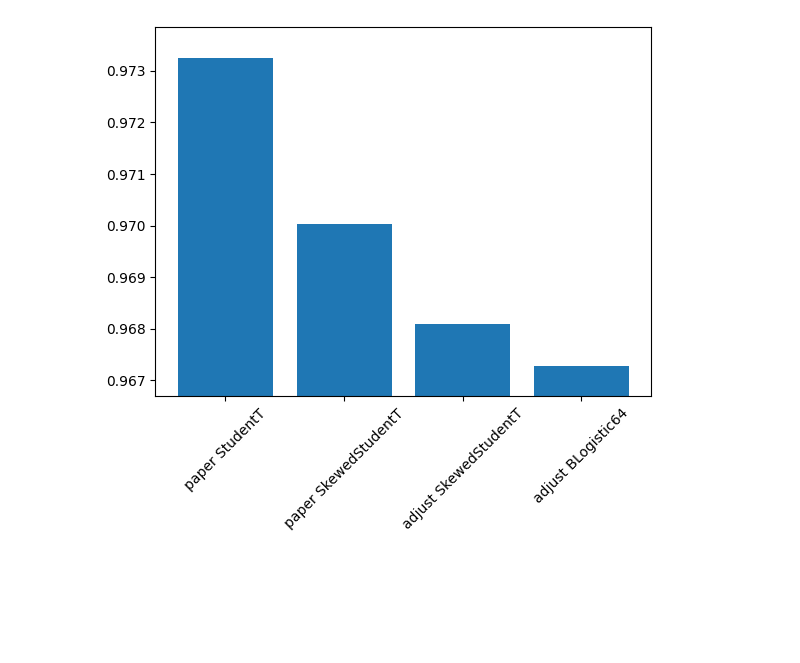
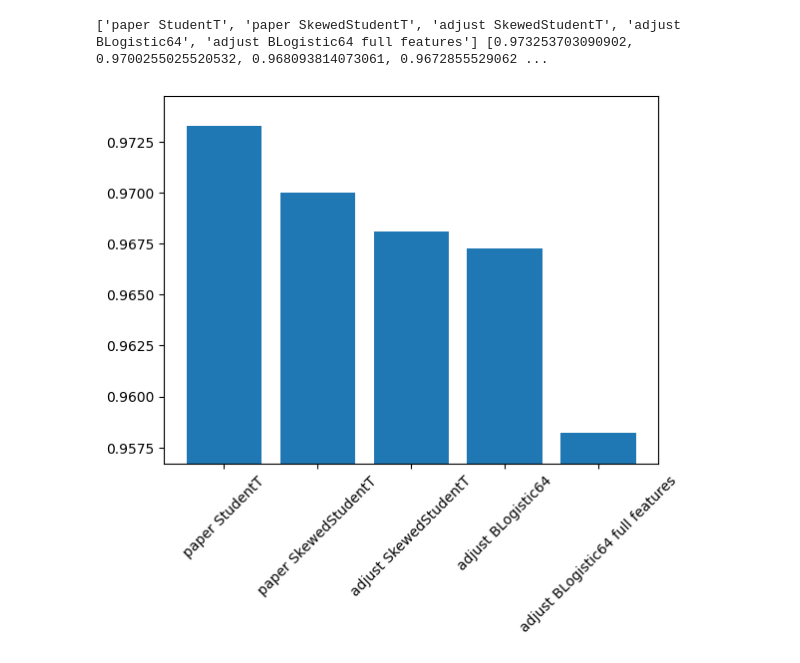
Before and after one commit to Jaeyoon-Kim-Quant/BernsteinMartingaleNet, a Jupyter notebook: analysis/analyze_disthead.ipynb, the cells around one changed output. Drawn from its saved outputs; the diff is of its cells as text; code cells hidden in the pictures; blank space fills up the shorter version.

Commit message:
Add full feature with synthetic data

```diff
--- a/analysis/analyze_disthead.ipynb
+++ b/analysis/analyze_disthead.ipynb
@@ -15,6 +15,8 @@ train_losses = []
 dev_losses = []
 test_losses = []
 for paths in glob.glob(root + "/Results/DistCompare/*"):
+    if paths.split("/")[-1] == "Description.md":
+        continue
     names.append("paper " + paths.split("/")[-1])
     losses = pd.read_csv(paths + "/final_losses.csv")
     train_losses.append(losses.iloc[0]["loss"])
@@ -22,6 +24,8 @@ for paths in glob.glob(root + "/Results/DistCompare/*"):
     test_losses.append(losses.iloc[2]["loss"])
 
 for paths in glob.glob(root + "/Results/AdjustDistCompare/*"):
+    if paths.split("/")[-1] == "Description.md":
+        continue
     names.append("adjust " + paths.split("/")[-1])
     losses = pd.read_csv(paths + "/final_losses.csv")
     train_losses.append(losses.iloc[0]["loss"])
@@ -41,11 +45,17 @@ mult = 100
 df = pd.DataFrame({"name": names, "train_loss": train_losses, "dev_loss": dev_losses, "test_loss": test_losses}).set_index("name")
 # %%
 names = ["paper StudentT", "paper SkewedStudentT", "adjust SkewedStudentT", "adjust BLogistic64"]
-values = df.loc[names, "test_loss"]
+values = list(df.loc[names, "test_loss"])
+
+full_feature_df = pd.read_csv(root + "/Results/BLogistic64FullFeatureSynthetic/final_losses.csv")
+names.append("adjust BLogistic64 full features")
+values.append(full_feature_df.iloc[2]["loss"])
+print(names, values)
 plt.bar(names, values)
 scale = np.max(values) - np.min(values)
 plt.ylim(np.min(values) - scale * 0.1, np.max(values) + scale * 0.1)
 plt.xticks(rotation=45)
 plt.show()
 # %% [output]
+['paper StudentT', 'paper SkewedStudentT', 'adjust SkewedStudentT', 'adjust BLogistic64', 'adjust BLogistic64 full features'] [0.973253703090902, 0.9700255025520532, 0.968093814073061, 0.9672855529062 ...
-[figure, old version]
+[figure, new version]
```
Also changed, not shown: 5 other files.
